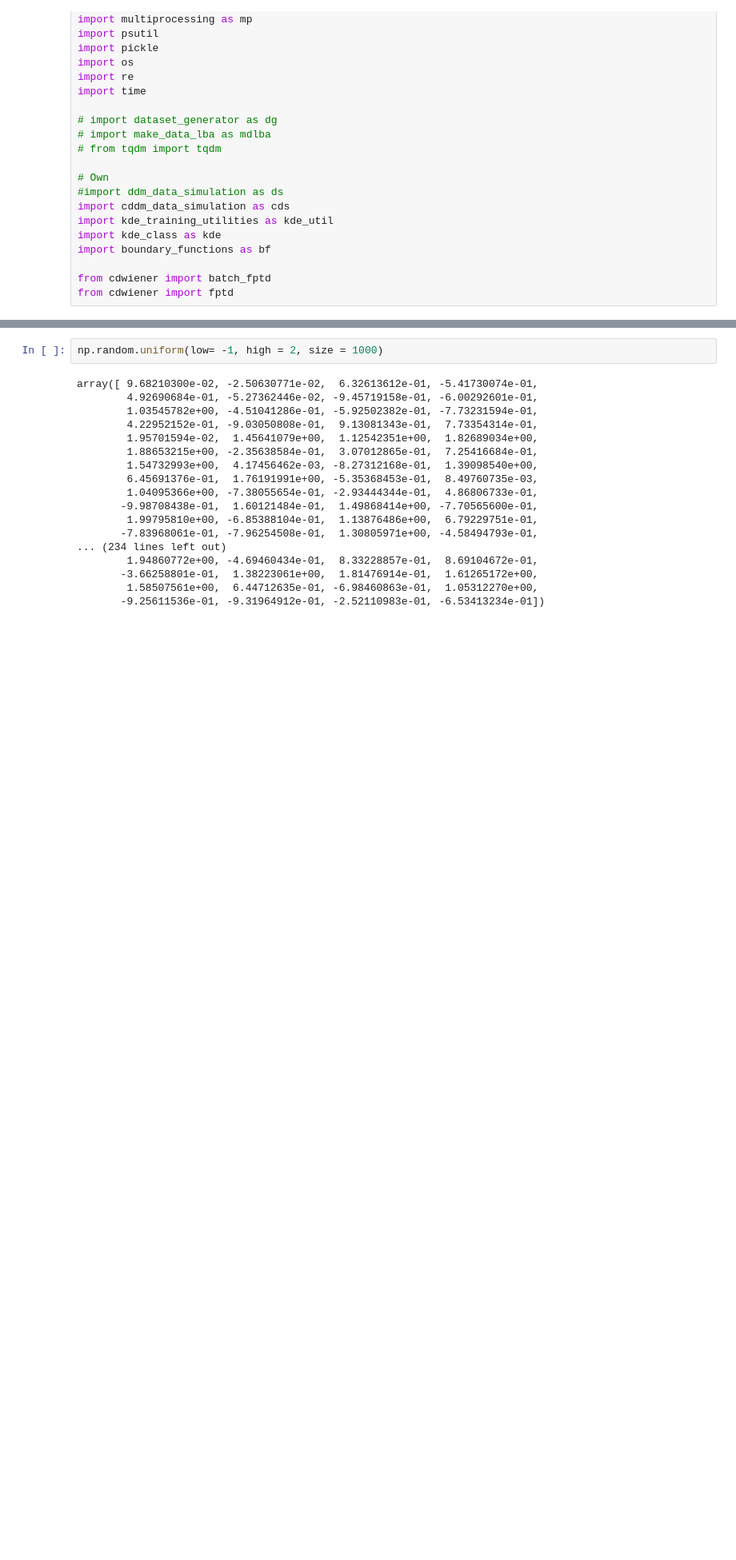
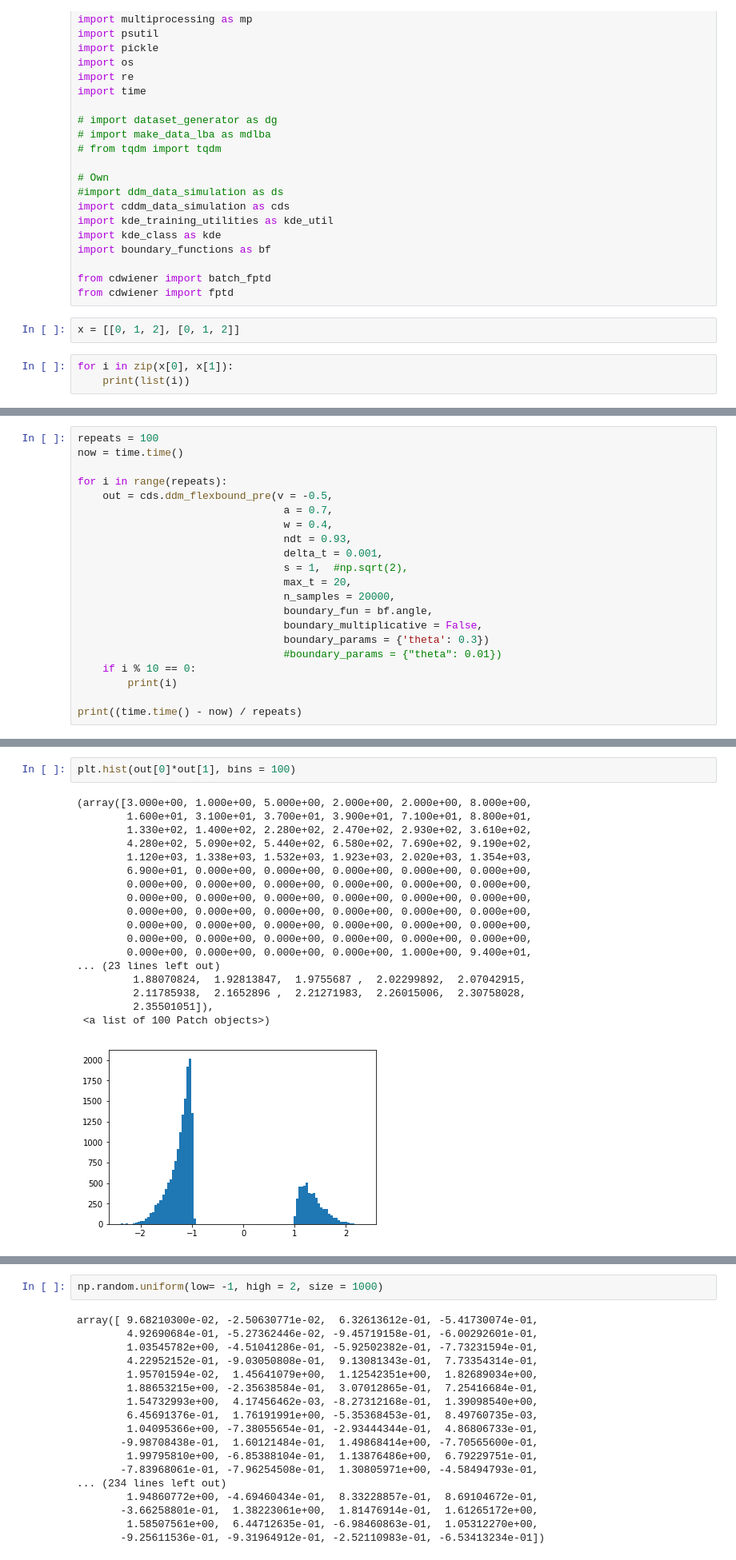
Before and after one commit to AlexanderFengler/nn_likelihoods, a Jupyter notebook: test_simulators.ipynb, the cells around one changed output, grey strips where cells are left out. Shown at 80% size. Saved outputs shown, nothing was run; the diff lists cells and outputs as text; blank space fills up the shorter version.

```diff
--- a/test_simulators.ipynb
+++ b/test_simulators.ipynb
@@ -28,3 +28,8 @@ import boundary_functions as bf
 
 from cdwiener import batch_fptd
 from cdwiener import fptd
+# %%
+x = [[0, 1, 2], [0, 1, 2]]
+# %%
+for i in zip(x[0], x[1]):
+    print(list(i))
@@ -30,0 +65,21 @@ from cdwiener import fptd
+# %%
+repeats = 100
+now = time.time()
+
+for i in range(repeats):
+    out = cds.ddm_flexbound_pre(v = -0.5,
+                                 a = 0.7,
+                                 w = 0.4,
+                                 ndt = 0.93,
+                                 delta_t = 0.001,
+                                 s = 1,  #np.sqrt(2),
+                                 max_t = 20,
+                                 n_samples = 20000,
+                                 boundary_fun = bf.angle,
+                                 boundary_multiplicative = False,
+                                 boundary_params = {'theta': 0.3})
+                                 #boundary_params = {"theta": 0.01})
+    if i % 10 == 0:
+        print(i)
+
+print((time.time() - now) / repeats)
@@ -30,0 +98,21 @@ from cdwiener import fptd
+# %%
+plt.hist(out[0]*out[1], bins = 100)
+# %% [output]
+(array([3.000e+00, 1.000e+00, 5.000e+00, 2.000e+00, 2.000e+00, 8.000e+00,
+        1.600e+01, 3.100e+01, 3.700e+01, 3.900e+01, 7.100e+01, 8.800e+01,
+        1.330e+02, 1.400e+02, 2.280e+02, 2.470e+02, 2.930e+02, 3.610e+02,
+        4.280e+02, 5.090e+02, 5.440e+02, 6.580e+02, 7.690e+02, 9.190e+02,
+        1.120e+03, 1.338e+03, 1.532e+03, 1.923e+03, 2.020e+03, 1.354e+03,
+        6.900e+01, 0.000e+00, 0.000e+00, 0.000e+00, 0.000e+00, 0.000e+00,
+        0.000e+00, 0.000e+00, 0.000e+00, 0.000e+00, 0.000e+00, 0.000e+00,
+        0.000e+00, 0.000e+00, 0.000e+00, 0.000e+00, 0.000e+00, 0.000e+00,
+        0.000e+00, 0.000e+00, 0.000e+00, 0.000e+00, 0.000e+00, 0.000e+00,
+        0.000e+00, 0.000e+00, 0.000e+00, 0.000e+00, 0.000e+00, 0.000e+00,
+        0.000e+00, 0.000e+00, 0.000e+00, 0.000e+00, 0.000e+00, 0.000e+00,
+        0.000e+00, 0.000e+00, 0.000e+00, 0.000e+00, 1.000e+00, 9.400e+01,
+... (23 lines left out)
+         1.88070824,  1.92813847,  1.9755687 ,  2.02299892,  2.07042915,
+         2.11785938,  2.1652896 ,  2.21271983,  2.26015006,  2.30758028,
+         2.35501051]),
+ <a list of 100 Patch objects>)
+[figure, added]
```
Also changed, not shown: parts of 6 cells of this notebook, 11 other files.
